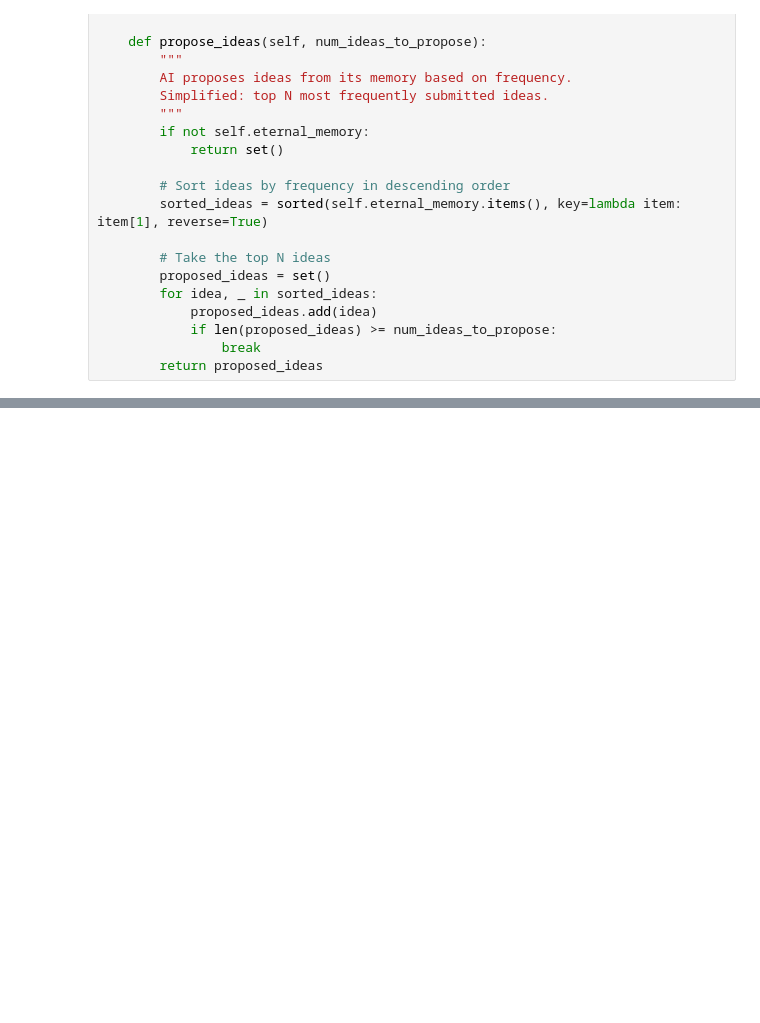
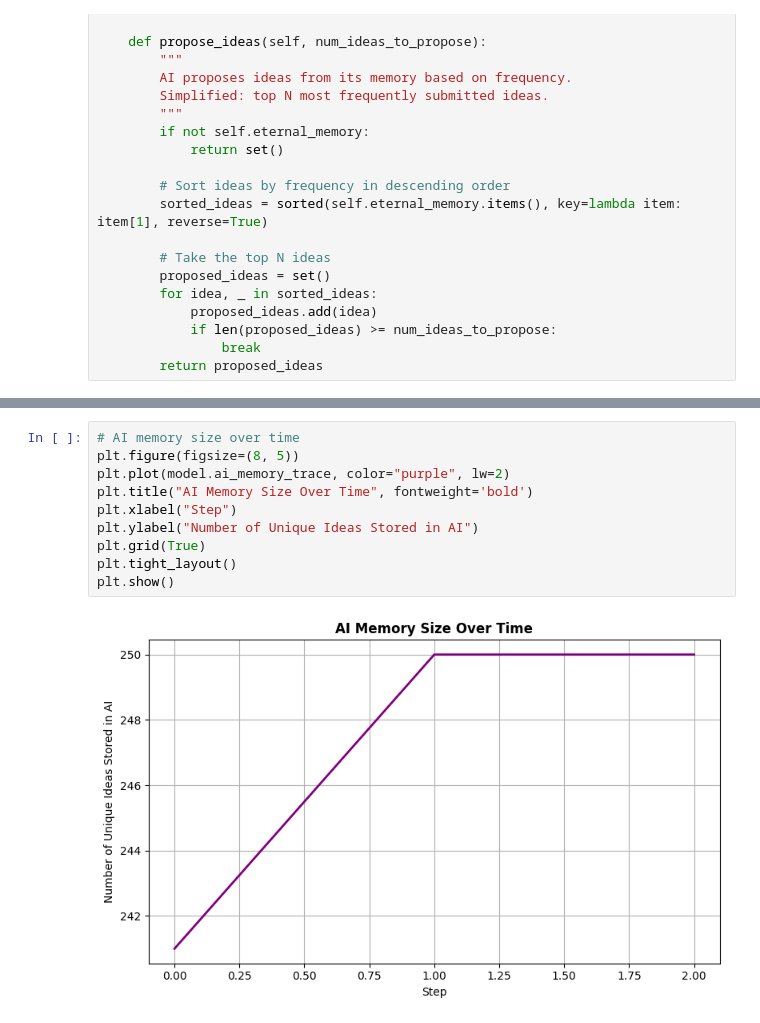
Before and after one commit to Miraah24/CMSS-final-assignment, a Jupyter notebook: simulation.ipynb, the cells around one changed output, grey strips where cells are left out. Saved outputs shown, nothing was run; the diff lists cells and outputs as text; blank space fills up the shorter version.

```diff
--- a/simulation.ipynb
+++ b/simulation.ipynb
@@ -346,0 +603,12 @@ Bar plot of top 50 ideas saved as 'top_popular_ideas.png'
+# %%
+# AI memory size over time
+plt.figure(figsize=(8, 5))
+plt.plot(model.ai_memory_trace, color="purple", lw=2)
+plt.title("AI Memory Size Over Time", fontweight='bold')
+plt.xlabel("Step")
+plt.ylabel("Number of Unique Ideas Stored in AI")
+plt.grid(True)
+plt.tight_layout()
+plt.show()
+# %% [output]
+[figure, added]
```
Also changed, not shown: parts of 16 cells of this notebook, 12 other files.
